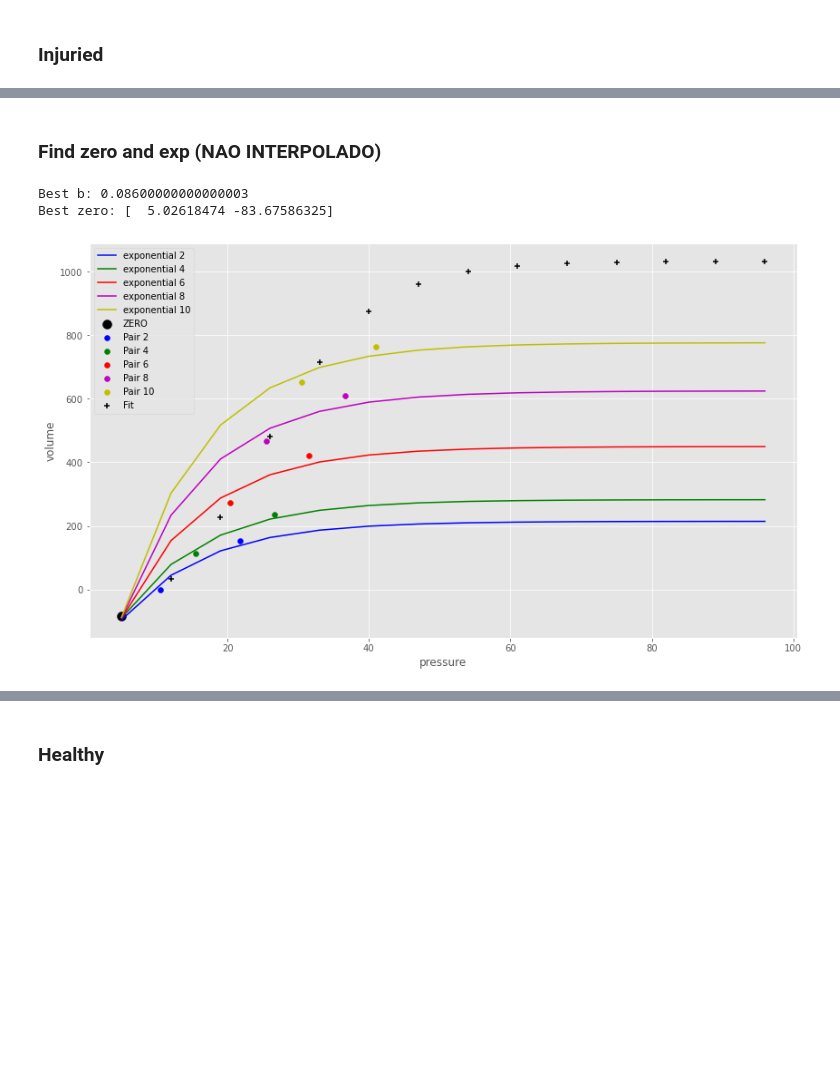
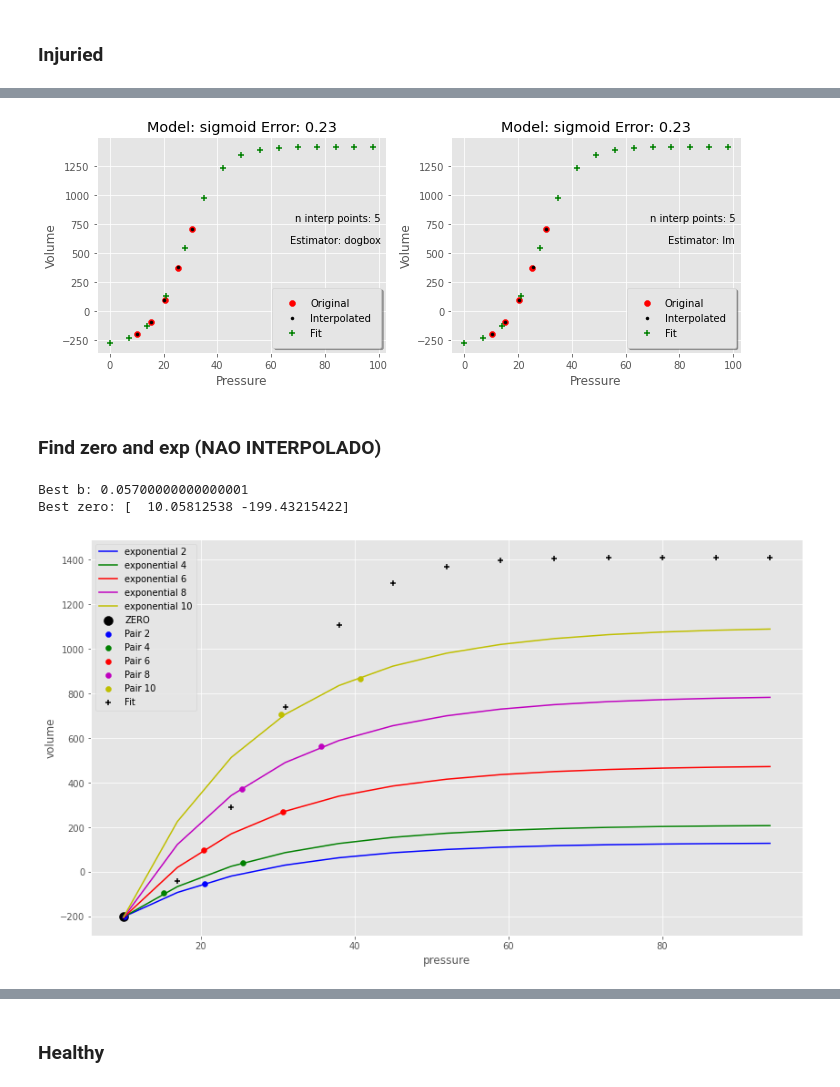
Before and after one commit to edlbcamargo/recrutabilidade, a Jupyter notebook: fitting_class.ipynb, the cells around one changed output, grey strips where cells are left out. Drawn from its saved outputs; the diff is of its cells as text; code cells hidden in the pictures; blank space fills up the shorter version.

```diff
--- a/fitting_class.ipynb
+++ b/fitting_class.ipynb
@@ -28,6 +31,11 @@ with open("data//normal.txt", "r") as file:
     s_data = file.readlines()
     #Cleaning
     s_data = np.array([list(map(float, row.split())) for row in s_data if row != '\n'])
+
+with open("data//k_func.txt", "r") as file:
+    k_data = file.readlines()
+    #Cleaning
+    k_data = np.array([list(map(float, row.split())) for row in k_data if row != '\n'])
 # %% [markdown]
 ## Cleaning
 # %%
@@ -65,0 +74,6 @@ fitter.make_plot(df = injuried, n_best = 2)
+# %%
+#Interpolando
+fitter_k = funcFitter(k_data[0::2, :], n_point = 5, estimators = estimators)
+k_df = fitter_k.fit(funcs=funcs, interpolate=True, n_interp_point=100, interp_method="linear")
+k_df.to_csv(os.path.join("data","k_df.csv"), index = False)
+k_df.head(2)
@@ -66,2 +84,6 @@ fitter.make_plot(df = injuried, n_best = 2)
+# %%
+fitter_k.make_plot(df = k_df, n_best = 2)
+# %% [output]
+[figure, added]
 # %% [markdown]
 ### Find zero and exp (NAO INTERPOLADO)
@@ -149,41 +89,0 @@ def find_best_b(df:pd.DataFrame, raw_pressures:np.ndarray,b_percentage_range:tup
-# %%
-best_b, guess_zero = find_best_b(injuried, raw_pressures=d_data,  b_percentage_range=(0.05,0.125), step=0.001, plot_figure=False)
-
-def exponential_cicle_fixed_b(x, a, c):
-    return -a*np.exp(-best_b*x)+c
-
-######################################################################################################
-plt.figure(figsize = (14,8))
-plt.scatter(guess_zero[0],guess_zero[1], c = 'k', s = 100, label = "ZERO")
-
-new_pressures = range(int(guess_zero[0]), 100, 7)
-
-colors = ["b","g","r","m","y"]
-
-for i, cor in zip(range(2, d_data.shape[0]+1, 2), colors):
-
-    run = d_data[i-2:i,:]
-    run = np.vstack([guess_zero,run])
-
-    parameters, pcov = curve_fit(exponential_cicle_fixed_b, run[:,0], run[:,1], method="lm")
-
-    new_volumes = exponential_cicle_fixed_b(new_pressures, *parameters)
-    plt.plot(new_pressures, new_volumes, c=cor, label = f"exponential {i}")
-    plt.scatter(d_data[i-2:i,0], d_data[i-2:i,1], c=cor, label = f"Pair {i}")
-    ##
-
-##Plotando best fit
-best_fit = injuried.sort_values(by = "error").reset_index().iloc[0]
-new_volumes = best_fit["function"](new_pressures,*best_fit["param"])
-plt.scatter(new_pressures,new_volumes, c = 'black', marker = '+', label = "Fit")
-
-plt.xlabel("pressure")
-plt.ylabel("volume")
-print(f"Best b: {best_b}")
-print(f"Best zero: {guess_zero}")
-plt.legend()
-plt.show()
-# %% [output]
-Best b: 0.08600000000000003
-Best zero: [  5.02618474 -83.67586325]
-[figure, removed]
@@ -189,0 +93,8 @@ Best zero: [  5.02618474 -83.67586325]
+# %%
+best_b, guess_zero = find_best_b(k_df, raw_pressures=k_data,  b_percentage_range=(0.05,0.125), step=0.001, plot_figure=False)
+
+plot_exponentials(best_b, guess_zero, k_df, k_data, exponential_cicle_fixed_b)
+# %% [output]
+Best b: 0.05700000000000001
+Best zero: [  10.05812538 -199.43215422]
+[figure, added]
```
Also changed, not shown: parts of 9 cells of this notebook, 1 other file.
